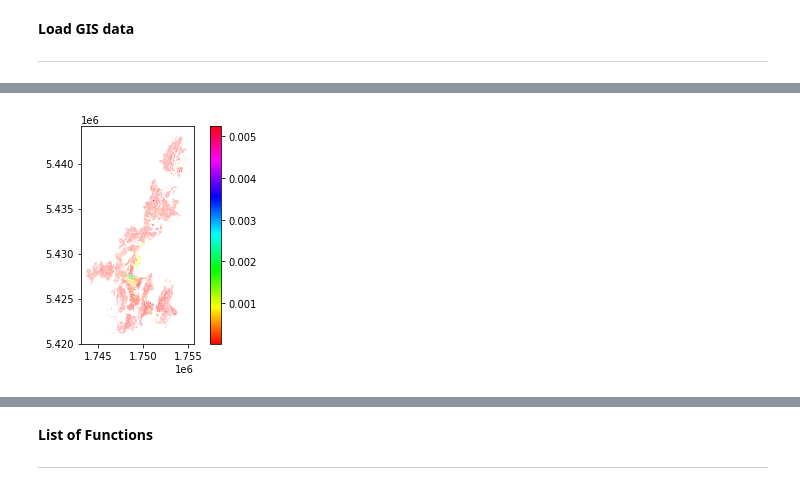
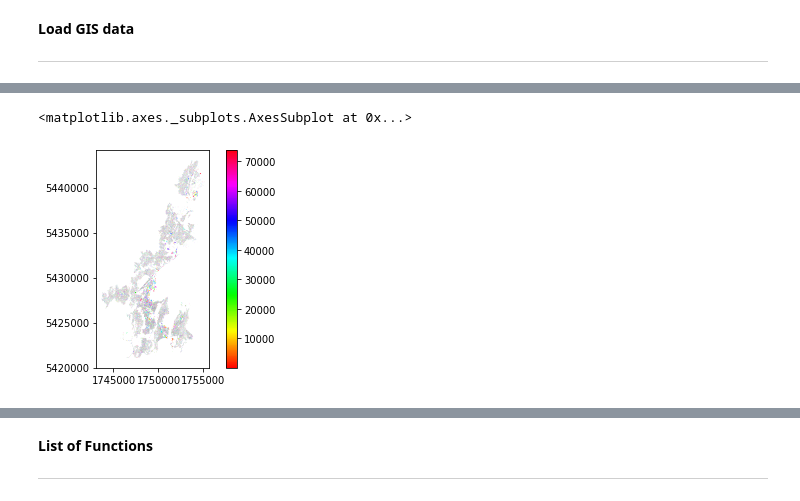
Before and after one commit to 37stu37/FFE, a Jupyter notebook: edgesNumbaDask.ipynb, the cells around one changed output, grey strips where cells are left out. Cells and saved outputs as stored; diff of their text form; code cells hidden in the pictures.

```diff
--- a/edgesNumbaDask.ipynb
+++ b/edgesNumbaDask.ipynb
@@ -76,8 +45,10 @@ Could not launch service 'bokeh' on port 8787. Got the following message:
 runs
 ---
 # %%
-path = './data'
-pathShapefile = './data/shapefile'
-path_output = './output'
+repository = Path.cwd()
+
+path = repository / 'data'
+pathShapefile = repository / 'data' / 'shapefile'
+path_output = path
 # %%
 os.listdir(pathShapefile)
@@ -130,8 +117,8 @@ def clean_up_file(prefix, path_path):
 # load data
 # gdf = load_data("buildings_raw.shp", 1748570, 5425500, 1749500, 5427600) # small
 # gdf = load_data("buildings_raw.shp", 1745000, 5424148, 1750000, 5430000) # larger
-gdf = load_data("WellWHV_Buildings.shp", 1740508, 5420049, 1755776, 5443033) # whole
-gdf.plot(column='IgnProbBld', cmap='hsv', legend=True)
+gdf = load_data("BuildingFootprints.shp", 1740508, 5420049, 1755776, 5443033) # whole
+gdf.plot(column='BLDG_ID', cmap='hsv', legend=True)
 # %% [output]
 Shapefile extent : [1743666.2636 5421069.8387 1755072.1121 5443033.4851]
 Asset loaded : 73735
@@ -140 +127,2 @@ Wall time: 33.5 s
+<matplotlib.axes._subplots.AxesSubplot at 0x...>
-[figure, old version]
+[figure, new version]
```
Also changed, not shown: parts of 18 cells of this notebook, 11 other files.
